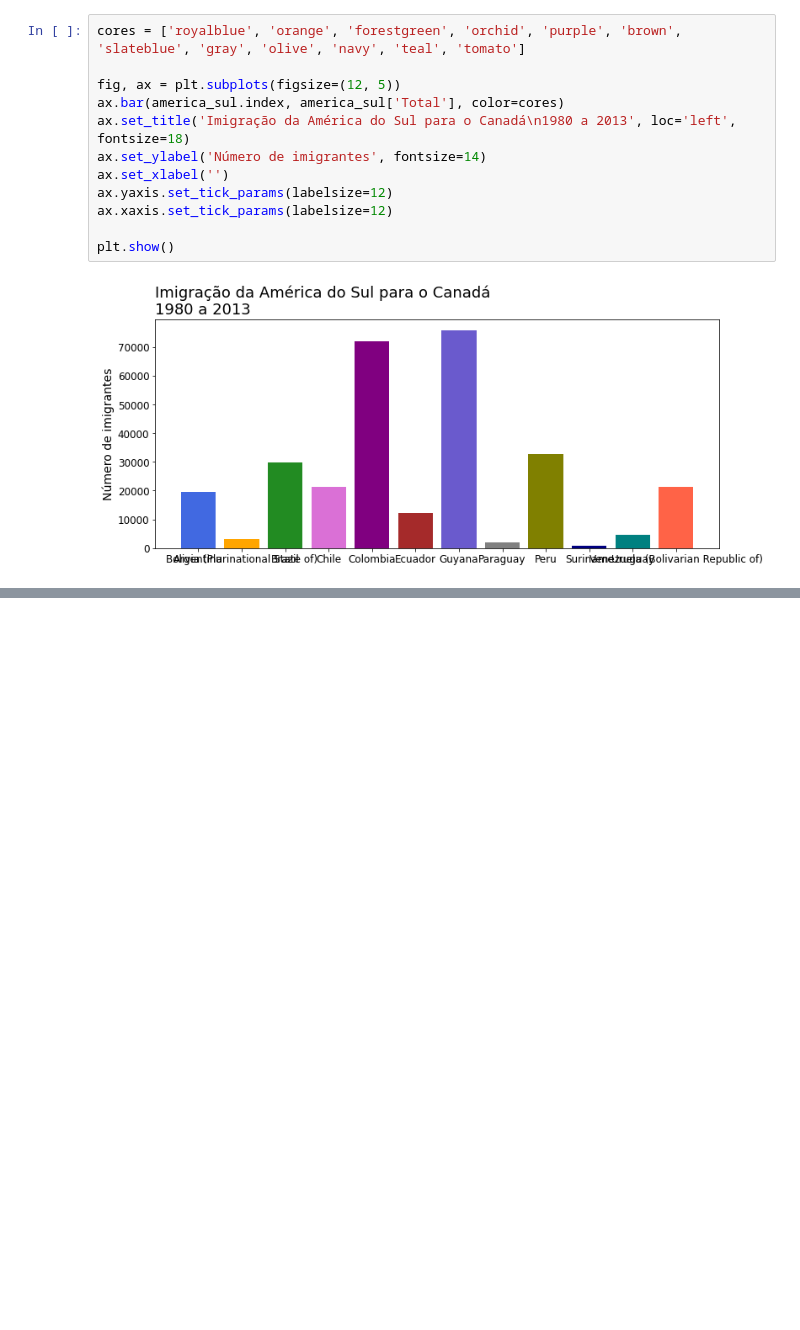
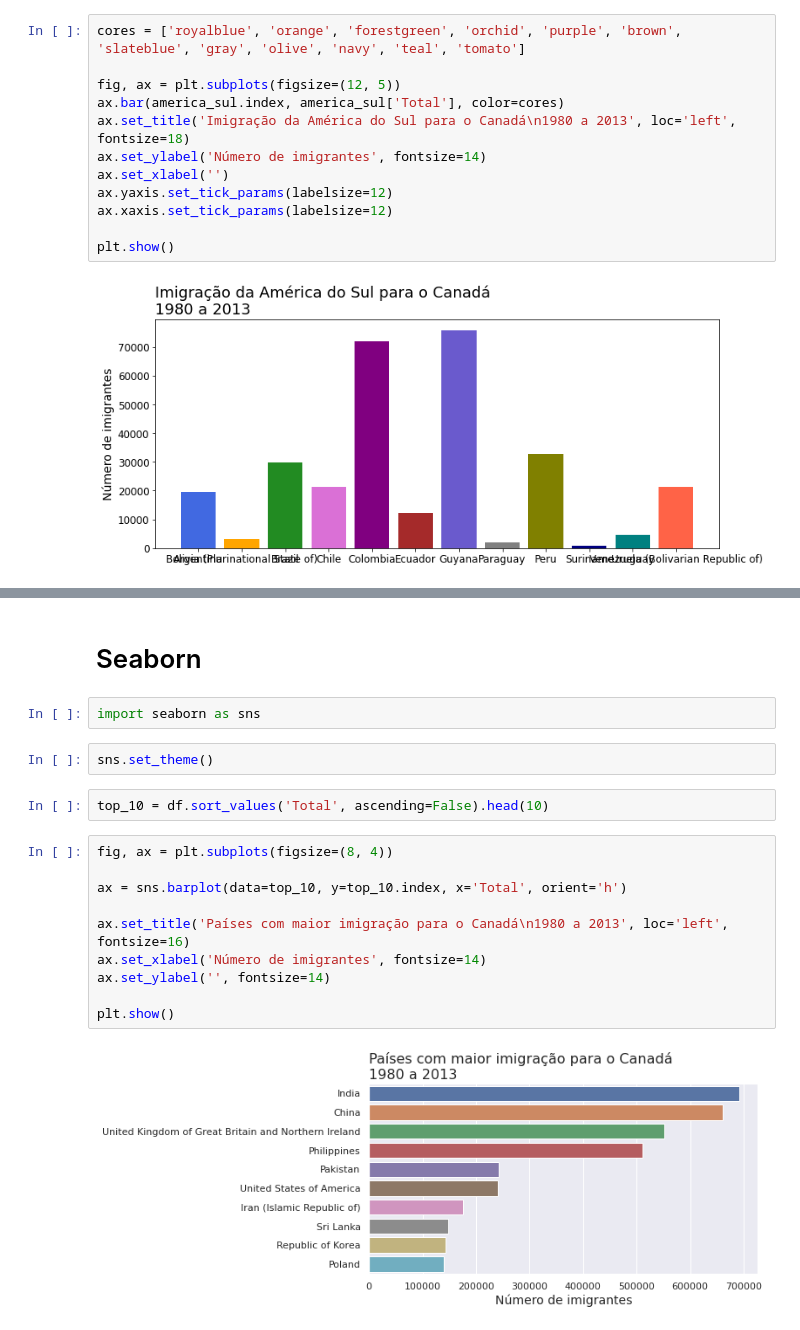
Before and after one commit to FranciscoFoz/data-viz-training, a Jupyter notebook: Python/dataviz_python_curso_Alura.ipynb, the cells around one changed output, grey strips where cells are left out. Cells and saved outputs as stored; diff of their text form; blank space fills up the shorter version.

```diff
--- a/Python/dataviz_python_curso_Alura.ipynb
+++ b/Python/dataviz_python_curso_Alura.ipynb
@@ -201,0 +232,20 @@ plt.show()
+# %% [markdown]
+# Seaborn
+# %%
+import seaborn as sns
+# %%
+sns.set_theme()
+# %%
+top_10 = df.sort_values('Total', ascending=False).head(10)
+# %%
+fig, ax = plt.subplots(figsize=(8, 4))
+
+ax = sns.barplot(data=top_10, y=top_10.index, x='Total', orient='h')
+
+ax.set_title('Países com maior imigração para o Canadá\n1980 a 2013', loc='left', fontsize=16)
+ax.set_xlabel('Número de imigrantes', fontsize=14)
+ax.set_ylabel('', fontsize=14)
+
+plt.show()
+# %% [output]
+[figure, added]
```
Also changed, not shown: parts of 22 cells of this notebook, 2 other files.
